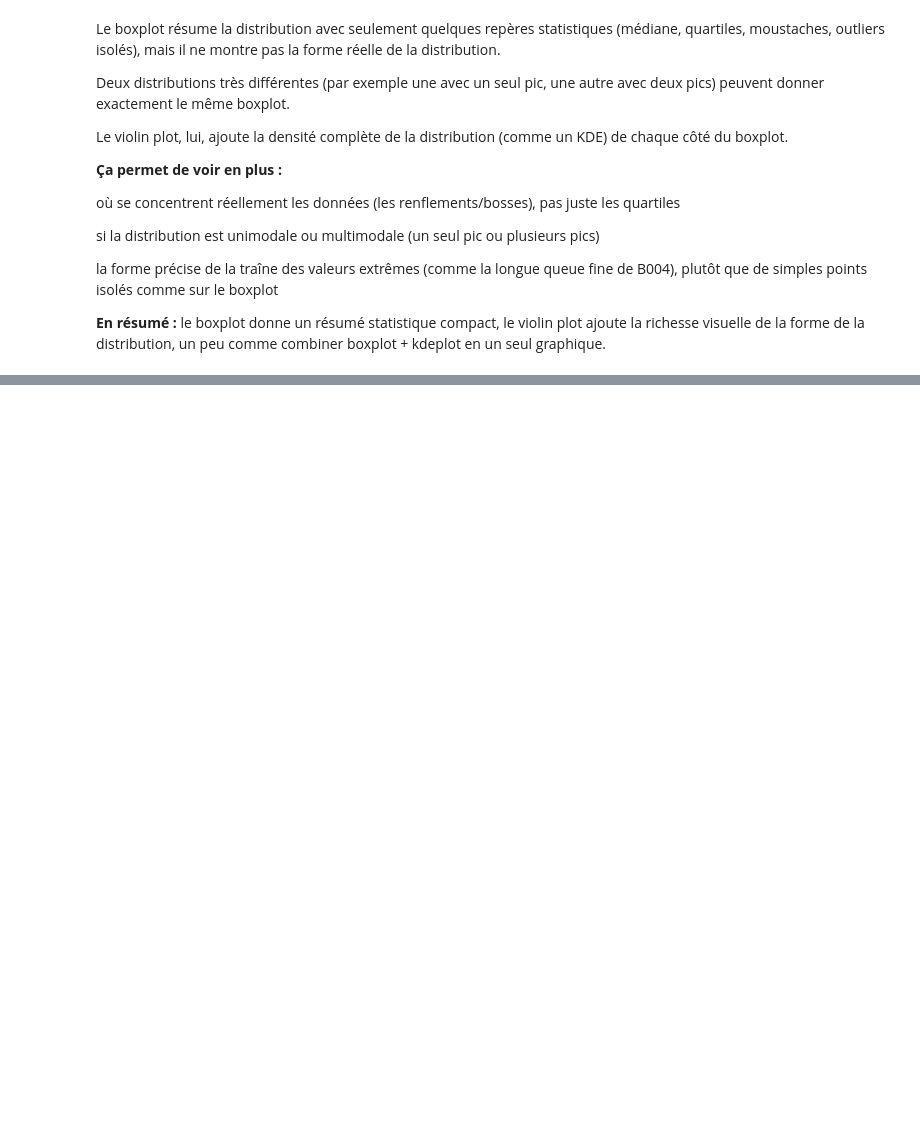
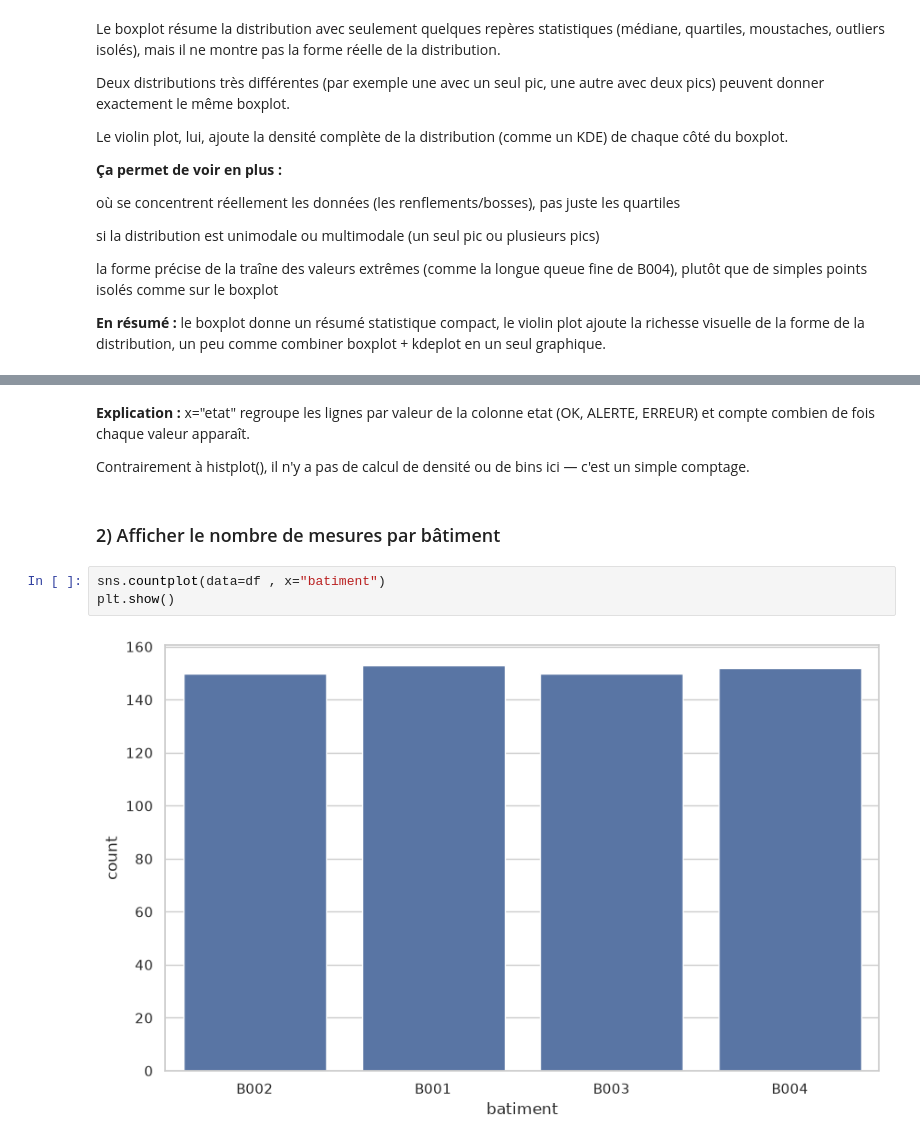
Before and after one commit to Fattimm/atelier_seaborn_iot, a Jupyter notebook: notebooks/atelier_seaborn_iot.ipynb, the cells around one changed output, grey strips where cells are left out. Saved outputs shown, nothing was run; the diff lists cells and outputs as text; blank space fills up the shorter version.

```diff
--- a/notebooks/atelier_seaborn_iot.ipynb
+++ b/notebooks/atelier_seaborn_iot.ipynb
@@ -414,0 +428,11 @@ la forme précise de la traîne des valeurs extrêmes (comme la longue queue fin
+# %% [markdown]
+**Explication :** x="etat" regroupe les lignes par valeur de la colonne etat (OK, ALERTE, ERREUR) et compte combien de fois chaque valeur apparaît.
+
+Contrairement à histplot(), il n'y a pas de calcul de densité ou de bins ici — c'est un simple comptage.
+# %% [markdown]
+### 2) Afficher le nombre de mesures par bâtiment
+# %%
+sns.countplot(data=df , x="batiment")
+plt.show()
+# %% [output]
+[figure, added]
```
Also changed, not shown: parts of 13 cells of this notebook.
